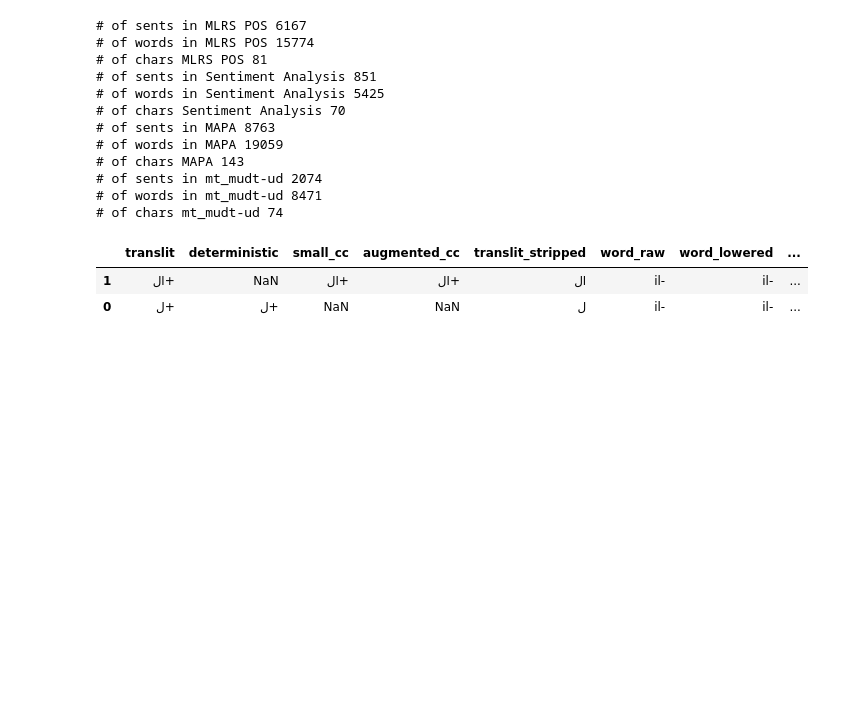
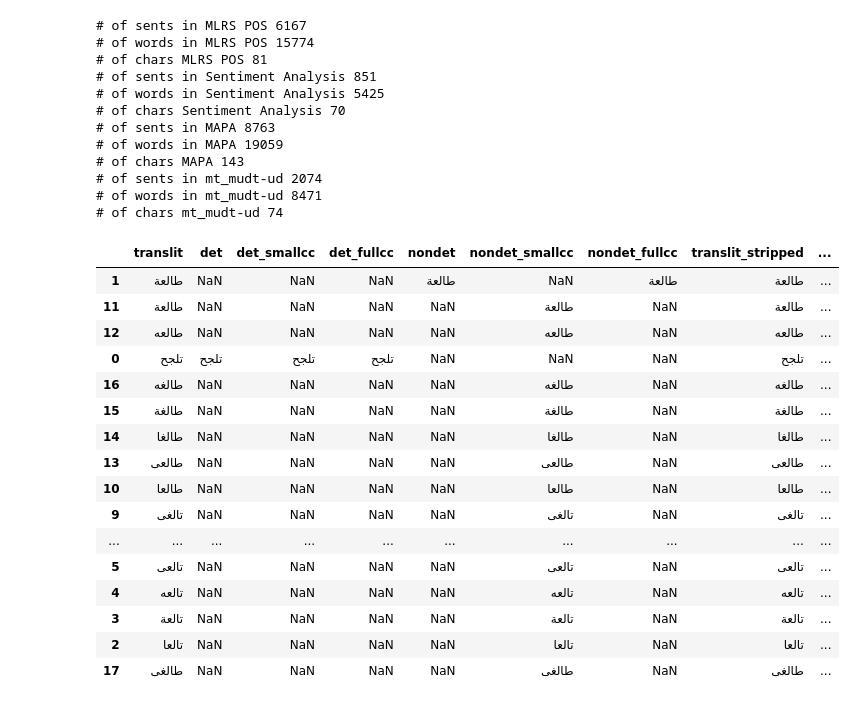
Before and after one commit to MLRS/malti, a Jupyter notebook: malti2arabi_fst.ipynb, the cells around one changed output. Drawn from its saved outputs; the diff is of its cells as text; code cells hidden in the pictures; blank space fills up the shorter version.

Commit message:
updated mappings

```diff
--- a/malti2arabi_fst.ipynb
+++ b/malti2arabi_fst.ipynb
@@ -116,6 +116,7 @@ second_fsts = pn.union(
 translit_fst = rwr_first @ second_fsts.closure()
 
 malti2arabi_det= pn.string_file('mappings_deterministic/malti2arabi_1char_vowels_short.map').optimize()
+special_deterministic = pn.string_file('mappings_deterministic/special_deterministic.map').optimize()
 
 diacs = 'ًٌٍَُِّْ'
 dediac_cross = pn.string_file('mappings/dediac.map')
@@ -123,7 +124,7 @@ dediac = pn.cdrewrite(dediac_cross,'','',sigma.closure())
 
 augmented_closed_class = pn.string_file('mappings/augmented_closed_class.map').optimize()
 
-words = pn.string_file('tn-maghreb-words.txt').optimize() @ dediac
+words = pn.string_file('data/arabi_data/tn-maghreb-words.txt').optimize() @ dediac
 # %%
 # paths = get_paths(("<BOS>mil-<EOS>"  @ baby_closed_class @ transcriber  )),get_paths(("<BOS>fok<EOS>"   @ transcriber  ))
 # paths,len(paths)
@@ -135,7 +136,7 @@ def dediac_fst(text):
     except:
         return np.nan
 
-words_df= pd.read_fwf('tn-maghreb-words.txt',header=None).rename(columns={0:'words'})
+words_df= pd.read_fwf('data/arabi_data/tn-maghreb-words.txt',header=None).rename(columns={0:'words'})
 words_df['dediac'] = pd.Series([dediac_fst(x) for x in words_df['words']])
 
 # words_df
@@ -166,13 +167,24 @@ def apply_translit_fst(tok,backoff_fsts=[baby_closed_class,augmented_closed_clas
 def filter_edge_diacritics(options):
     return [y for y in options if y[0] not in diacs and y[-1] not in diacs]
 
-def translit_deterministic(lowered):
+def translit_deterministic(lowered,backoffs=[]):
     lowered = lowered.replace('[','\[').replace(']','\]')
+    if backoffs:
+        backofflowered = f'<BOS>{lowered}<EOS>'
+        backoff = backofflowered @ pn.union(*backoffs).optimize() @ dediac
+        if len(get_paths(backoff))==1:
+            return backoff.string()
+        elif len(get_paths(backoff))>1:
+            print('error: fst is NOT deterministic on:',lowered)
+            return '#na'
+    # default
     try:
-        return (lowered @ pn.union(malti2arabi_det,special).closure().optimize() @ dediac).string()
+        maptranslit = (lowered @ pn.union(malti2arabi_det,special_deterministic).closure().optimize() @ dediac).string()
+        return maptranslit
     except:
-        print('deterministic fst error on:',lowered)
+        print('error detfst on:',lowered)
         return '#na'
+
 
 def translit_word(lowered_tok,backoffs): #select on merged but return unmerged
 
@@ -192,7 +204,6 @@ def translit_word(lowered_tok,backoffs): #select on merged but return unmerged
 langmodelset =  set(words_df['dediac'])
 
 def count_subtokens(text, tokenizer):
-    text = [x.rstrip('+') for x in text]
     return tokenizer(text, add_special_tokens=False, return_length=True)["length"]
 
 
@@ -213,13 +224,13 @@ def translit_and_rank_options(word,name='translit',fsttype='non-det',backoffs=[b
 
     translit_dict[name] = translit
     translit_dict['translit'] = translit # keep this, in order to merge later
-    translit_dict['translit_stripped'] = [x.rstrip('+') for x in translit_dict[name]]
+    translit_dict['translit_stripped'] = [x.rstrip('+') for x in translit]
     translit_dict['wordmodel_score'] = [wordmodel.score(x) for x in translit_dict['translit_stripped']]
     translit_dict['charmodel_score'] = [charmodel.score(' '.join(x)) for x in translit_dict['translit_stripped'] ]
     translit_dict['capitalized'] = word[0].isupper() # TODO: what about letter after sink as in 'L-Innu', does it matter?
     translit_dict['in_langmodel'] = [x in langmodelset for x in translit_dict['translit_stripped']]
     translit_dict['subtokens'] = count_subtokens(translit_dict['translit_stripped'], tokenizer)
-    translit_dict['subtokens_lowest_ties'] = sum(np.array(translit_dict['subtokens']) == max(translit_dict['subtokens']))
+    translit_dict['subtokens_lowest_ties'] = sum(np.array(translit_dict['subtokens']) == min(translit_dict['subtokens']))
 
     return translit_dict
 
@@ -229,47 +240,81 @@ word = "L-Innu"
 word = "din"
 word = "f'dik"
 word = "d-dinja"
 word = "f'dil-konferenza d-dinja"
 word = "mil-dinja" # check how many tokens it breaks into and how that affects lang model scores
 word = "id-"
 word = "fil- linja ."
 word = "m'"
 word = "a"
 word = "uffiċjali"
+word = "il-"
 word = "tielgħa"
-word = "il-"
 # word = "[għandhomx"
 # translit_and_rank_options(word,cutoff=None,useclosedclass=False).merge(translit_and_rank_options(word,cutoff=None,useclosedclass=True),how='outer').sort_values(['charmodel_score'],ascending=False)
 # translit_and_rank_options(word,cutoff=None,useclosedclass=False).merge(translit_and_rank_options(word,cutoff=None,useclosedclass=True),how='outer').sort_values(['wordmodel_score'],ascending=False)
 # sorted([(wordmodel.score(x),x) for x in merged],key=lambda x: -x[0])
 
+
+
 def generate_table(word):
-    small_cc = translit_and_rank_options(word,name='small_cc',fsttype='non-det',backoffs=[baby_closed_class])
-    augmented_cc = translit_and_rank_options(word,name='augmented_cc',fsttype='non-det',backoffs=[baby_closed_class,augmented_closed_class])
-    deterministic = translit_and_rank_options(word,name='deterministic',fsttype='det')
+    det = translit_and_rank_options(word,name='det',fsttype='det')
+    det_smallcc = translit_and_rank_options(word,name='det_smallcc',fsttype='det', backoffs=[baby_closed_class])
+    det_fullcc = translit_and_rank_options(word,name='det_fullcc',fsttype='det', backoffs=[baby_closed_class,augmented_closed_class])
+    nondet = translit_and_rank_options(word,name='nondet',fsttype='non-det')
+    nondet_smallcc = translit_and_rank_options(word,name='nondet_smallcc',fsttype='non-det',backoffs=[baby_closed_class])
+    nondet_fullcc = translit_and_rank_options(word,name='nondet_fullcc',fsttype='non-det',backoffs=[baby_closed_class,augmented_closed_class])
 
-    return (deterministic,small_cc,augmented_cc)
+    return (det,det_smallcc,det_fullcc,nondet,nondet_smallcc,nondet_fullcc,)
 
-a,b,c = generate_table(word)
-a = pd.DataFrame(a)
-b = pd.DataFrame(b)
-c = pd.DataFrame(c)
-a.merge(b,how='outer').merge(c,how='outer').sort_values('wordmodel_score',ascending=False)[[
+det,det_smallcc,det_fullcc,nondet,nondet_smallcc,nondet_fullcc = generate_table(word)
+det = pd.DataFrame(det)
+det_smallcc = pd.DataFrame(det_smallcc)
+det_fullcc = pd.DataFrame(det_fullcc)
+nondet = pd.DataFrame(nondet)
+nondet_smallcc = pd.DataFrame(nondet_smallcc)
+nondet_fullcc = pd.DataFrame(nondet_fullcc)
+
+def merge_multiple(dfs=[det,det_smallcc,det_fullcc,nondet,nondet_smallcc,nondet_fullcc]):
+    first = dfs[0]
+    for df in dfs[1:]:
+        first = first.merge(df,how='outer')
+
+    return first.sort_values('wordmodel_score',ascending=False)[[
         'translit',
-        'deterministic',
-        'small_cc',
-        'augmented_cc',
+        'det',
+        'det_smallcc',
+        'det_fullcc',
+        'nondet',
+        'nondet_smallcc',
+        'nondet_fullcc',
         'translit_stripped',
         'word_raw',
         'word_lowered',
         'wordmodel_score',
         'charmodel_score',
         'capitalized',
         'in_langmodel',
         'subtokens',
-        'subtokens_lowest_ties',
+        # 'subtokens_lowest_ties',
         ]]
+
+merged = merge_multiple()
+merged
 # %% [output]
-|  | translit | deterministic | small_cc | augmented_cc | translit_stripped | word_raw | word_lowered | ... |
-| 1 | ال+ | NaN | ال+ | ال+ | ال | il- | il- | ... |
-| 0 | ل+ | ل+ | NaN | NaN | ل | il- | il- | ... |
+|  | translit | det | det_smallcc | det_fullcc | nondet | nondet_smallcc | nondet_fullcc | translit_stripped | ... |
+| 1 | طالعة | NaN | NaN | NaN | طالعة | NaN | طالعة | طالعة | ... |
+| 11 | طالعة | NaN | NaN | NaN | NaN | طالعة | NaN | طالعة | ... |
+| 12 | طالعه | NaN | NaN | NaN | NaN | طالعه | NaN | طالعه | ... |
+| 0 | تلجح | تلجح | تلجح | تلجح | NaN | NaN | NaN | تلجح | ... |
+| 16 | طالغه | NaN | NaN | NaN | NaN | طالغه | NaN | طالغه | ... |
+| 15 | طالغة | NaN | NaN | NaN | NaN | طالغة | NaN | طالغة | ... |
+| 14 | طالغا | NaN | NaN | NaN | NaN | طالغا | NaN | طالغا | ... |
+| 13 | طالعى | NaN | NaN | NaN | NaN | طالعى | NaN | طالعى | ... |
+| 10 | طالعا | NaN | NaN | NaN | NaN | طالعا | NaN | طالعا | ... |
+| 9 | تالغى | NaN | NaN | NaN | NaN | تالغى | NaN | تالغى | ... |
+| ... | ... | ... | ... | ... | ... | ... | ... | ... | ... |
+| 5 | تالعى | NaN | NaN | NaN | NaN | تالعى | NaN | تالعى | ... |
+| 4 | تالعه | NaN | NaN | NaN | NaN | تالعه | NaN | تالعه | ... |
+| 3 | تالعة | NaN | NaN | NaN | NaN | تالعة | NaN | تالعة | ... |
+| 2 | تالعا | NaN | NaN | NaN | NaN | تالعا | NaN | تالعا | ... |
+| 17 | طالغى | NaN | NaN | NaN | NaN | طالغى | NaN | طالغى | ... |
```
Also changed, not shown: parts of 12 cells of this notebook, 4 other files.
